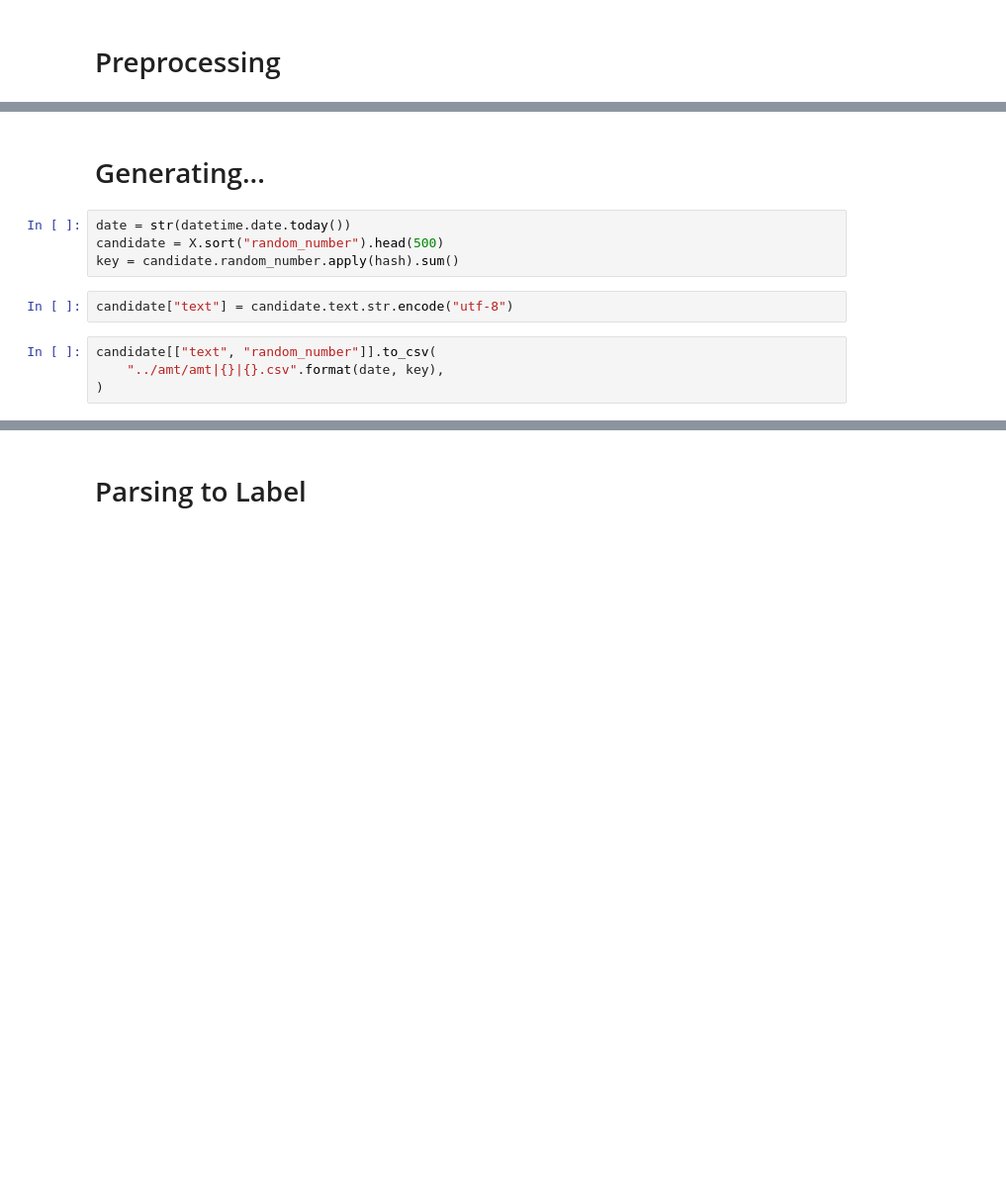
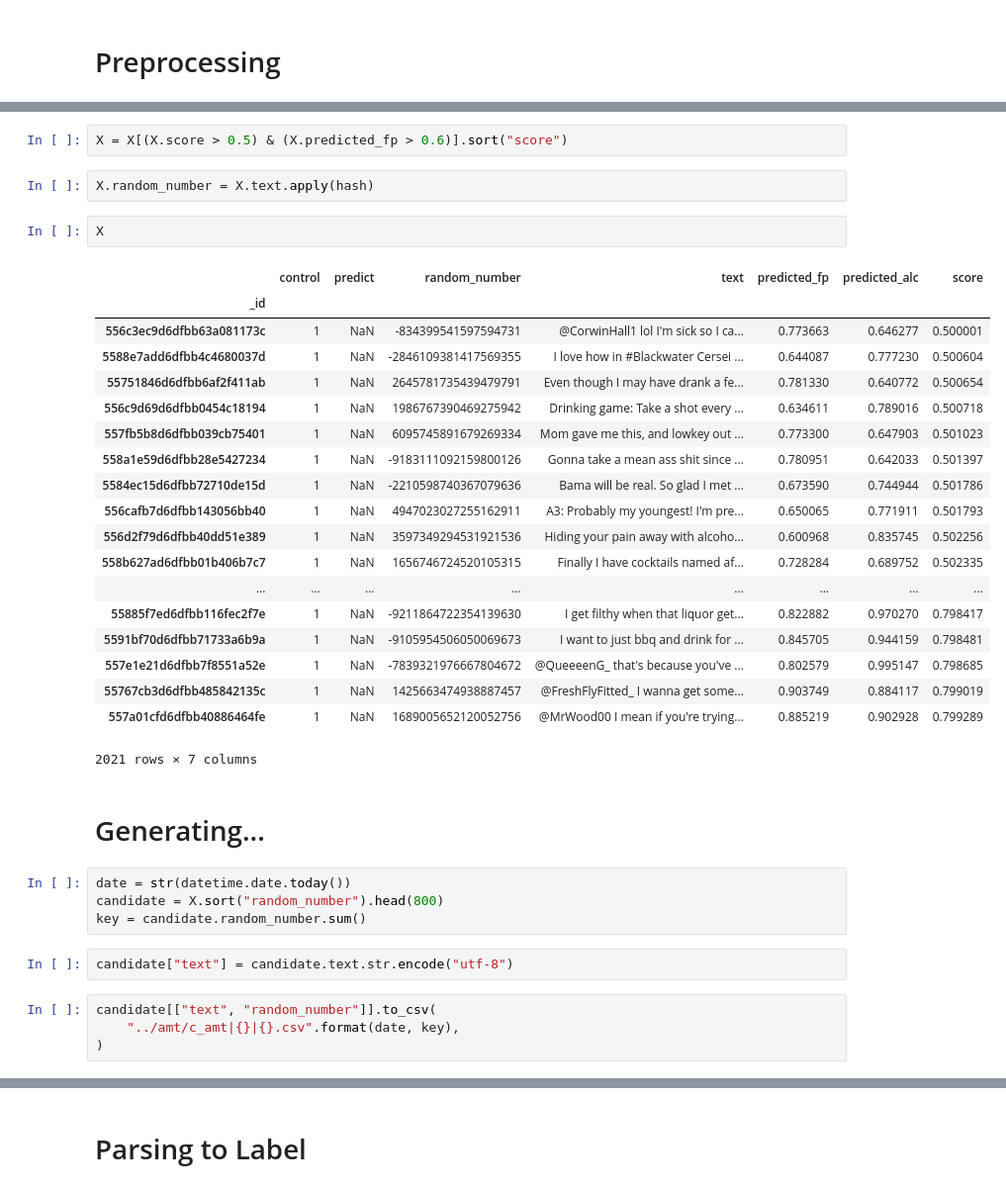
Before and after one commit to jxnl/nyu-twipsy, a Jupyter notebook: script-generating-amt-todoset.ipynb, the cells around one changed output, grey strips where cells are left out. Shown at 99% size. Cells and saved outputs as stored; diff of their text form; blank space fills up the shorter version.

```diff
--- a/script-generating-amt-todoset.ipynb
+++ b/script-generating-amt-todoset.ipynb
@@ -66,14 +136,40 @@ X = XX[(XX.predicted_fp > 0.3) & (XX.predict > 0.3) & ~(XX.text.str.contains("Dr
+# %%
+X = X[(X.score > 0.5) & (X.predicted_fp > 0.6)].sort("score")
+# %%
+X.random_number = X.text.apply(hash)
+# %%
+X
+# %% [output]
+|  | control | predict | random_number | text | predicted_fp | predicted_alc | score |
+| _id |  |  |  |  |  |  |  |
+| 556c3ec9d6dfbb63a081173c | 1 | NaN | -834399541597594731 | @CorwinHall1 lol I'm sick so I ca... | 0.773663 | 0.646277 | 0.500001 |
+| 5588e7add6dfbb4c4680037d | 1 | NaN | -2846109381417569355 | I love how in #Blackwater Cersei ... | 0.644087 | 0.777230 | 0.500604 |
+| 55751846d6dfbb6af2f411ab | 1 | NaN | 2645781735439479791 | Even though I may have drank a fe... | 0.781330 | 0.640772 | 0.500654 |
+| 556c9d69d6dfbb0454c18194 | 1 | NaN | 1986767390469275942 | Drinking game: Take a shot every ... | 0.634611 | 0.789016 | 0.500718 |
+| 557fb5b8d6dfbb039cb75401 | 1 | NaN | 6095745891679269334 | Mom gave me this, and lowkey out ... | 0.773300 | 0.647903 | 0.501023 |
+| 558a1e59d6dfbb28e5427234 | 1 | NaN | -9183111092159800126 | Gonna take a mean ass shit since ... | 0.780951 | 0.642033 | 0.501397 |
+| 5584ec15d6dfbb72710de15d | 1 | NaN | -2210598740367079636 | Bama will be real. So glad I met ... | 0.673590 | 0.744944 | 0.501786 |
+| 556cafb7d6dfbb143056bb40 | 1 | NaN | 4947023027255162911 | A3: Probably my youngest! I'm pre... | 0.650065 | 0.771911 | 0.501793 |
+| 556d2f79d6dfbb40dd51e389 | 1 | NaN | 3597349294531921536 | Hiding your pain away with alcoho... | 0.600968 | 0.835745 | 0.502256 |
+| 558b627ad6dfbb01b406b7c7 | 1 | NaN | 1656746724520105315 | Finally I have cocktails named af... | 0.728284 | 0.689752 | 0.502335 |
+| ... | ... | ... | ... | ... | ... | ... | ... |
+| 55885f7ed6dfbb116fec2f7e | 1 | NaN | -9211864722354139630 | I get filthy when that liquor get... | 0.822882 | 0.970270 | 0.798417 |
+| 5591bf70d6dfbb71733a6b9a | 1 | NaN | -9105954506050069673 | I want to just bbq and drink for ... | 0.845705 | 0.944159 | 0.798481 |
+| 557e1e21d6dfbb7f8551a52e | 1 | NaN | -7839321976667804672 | @QueeeenG_ that's because you've ... | 0.802579 | 0.995147 | 0.798685 |
+| 55767cb3d6dfbb485842135c | 1 | NaN | 1425663474938887457 | @FreshFlyFitted_ I wanna get some... | 0.903749 | 0.884117 | 0.799019 |
+| 557a01cfd6dfbb40886464fe | 1 | NaN | 1689005652120052756 | @MrWood00 I mean if you're trying... | 0.885219 | 0.902928 | 0.799289 |
+2021 rows × 7 columns
 # %% [markdown]
 # Generating...
 # %%
 date = str(datetime.date.today())
-candidate = X.sort("random_number").head(500)
-key = candidate.random_number.apply(hash).sum()
+candidate = X.sort("random_number").head(800)
+key = candidate.random_number.sum()
 # %%
 candidate["text"] = candidate.text.str.encode("utf-8")
 # %%
 candidate[["text", "random_number"]].to_csv(
-    "../amt/amt|{}|{}.csv".format(date, key),
+    "../amt/c_amt|{}|{}.csv".format(date, key),
 )
 # %%
 %%bash
```
Also changed, not shown: parts of 31 cells of this notebook, 2 other files.
